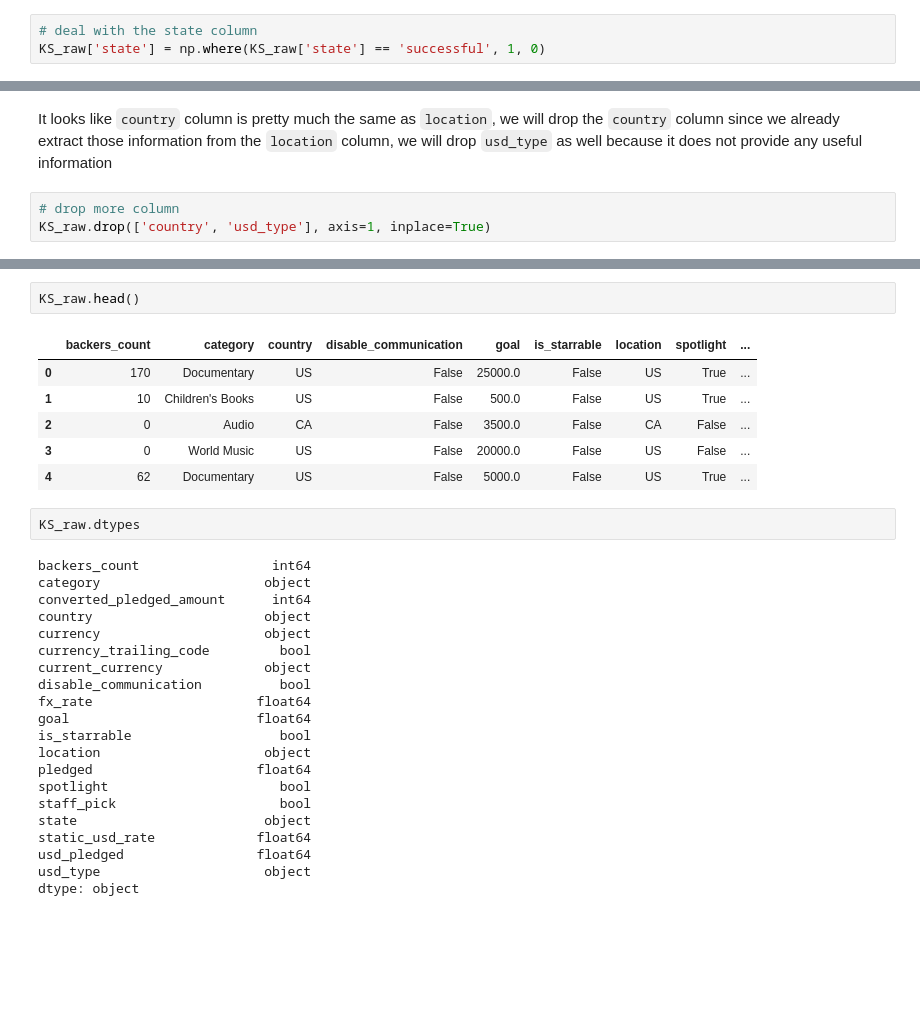
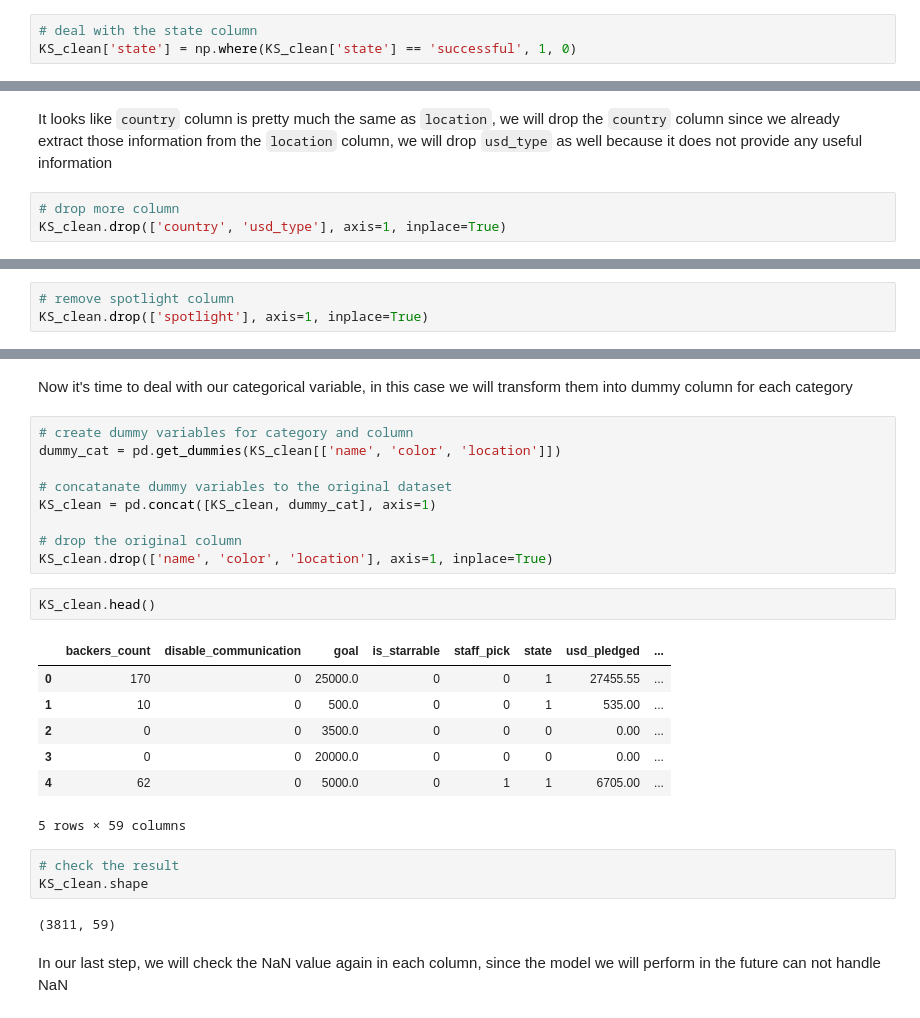
Before and after one commit to george1577/Thinkful_Data_Science, a Jupyter notebook: Drills_and_Assignments/Data_Science_Bootcamp/Unit_2_Supervised_learning/Lesson_1_Preparing_to_model/Challenge_Preparing_a_dataset_for_modeling/Challenge Preparing a dataset for modeling.ipynb, the cells around one changed output, grey strips where cells are left out. Drawn from its saved outputs; the diff is of its cells as text; blank space fills up the shorter version.

```diff
--- a/Drills_and_Assignments/Data_Science_Bootcamp/Unit_2_Supervised_learning/Lesson_1_Preparing_to_model/Challenge_Preparing_a_dataset_for_modeling/Challenge Preparing a dataset for modeling.ipynb
+++ b/Drills_and_Assignments/Data_Science_Bootcamp/Unit_2_Supervised_learning/Lesson_1_Preparing_to_model/Challenge_Preparing_a_dataset_for_modeling/Challenge Preparing a dataset for modeling.ipynb
@@ -249,4 +268,4 @@ KS_raw['staff_pick'] = KS_raw['staff_pick'].map({False: 0, True: 1})
 # %%
 # deal with the state column
-KS_raw['state'] = np.where(KS_raw['state'] == 'successful', 1, 0)
+KS_clean['state'] = np.where(KS_clean['state'] == 'successful', 1, 0)
 # %%
@@ -262,5 +281,5 @@ KS_raw.head()
 It looks like `country` column is pretty much the same as `location`, we will drop the `country` column since we already extract those information from the `location` column, we will drop `usd_type` as well because it does not provide any useful information
 # %%
 # drop more column
-KS_raw.drop(['country', 'usd_type'], axis=1, inplace=True)
+KS_clean.drop(['country', 'usd_type'], axis=1, inplace=True)
 # %%
@@ -303,0 +304,3 @@ Name: usd_type, dtype: int64
+# %%
+# remove spotlight column
+KS_clean.drop(['spotlight'], axis=1, inplace=True)
@@ -304,32 +317,28 @@ Name: usd_type, dtype: int64
+# %% [markdown]
+Now it's time to deal with our categorical variable, in this case we will transform them into dummy column for each category
+# %%
+# create dummy variables for category and column
+dummy_cat = pd.get_dummies(KS_clean[['name', 'color', 'location']])
+
+# concatanate dummy variables to the original dataset
+KS_clean = pd.concat([KS_clean, dummy_cat], axis=1)
+
+# drop the original column
+KS_clean.drop(['name', 'color', 'location'], axis=1, inplace=True)
 # %%
-KS_raw.head()
+KS_clean.head()
 # %% [output]
-|  | backers_count | category | country | disable_communication | goal | is_starrable | location | spotlight | ... |
-| 0 | 170 | Documentary | US | False | 25000.0 | False | US | True | ... |
-| 1 | 10 | Children's Books | US | False | 500.0 | False | US | True | ... |
-| 2 | 0 | Audio | CA | False | 3500.0 | False | CA | False | ... |
-| 3 | 0 | World Music | US | False | 20000.0 | False | US | False | ... |
-| 4 | 62 | Documentary | US | False | 5000.0 | False | US | True | ... |
+|  | backers_count | disable_communication | goal | is_starrable | staff_pick | state | usd_pledged | ... |
+| 0 | 170 | 0 | 25000.0 | 0 | 0 | 1 | 27455.55 | ... |
+| 1 | 10 | 0 | 500.0 | 0 | 0 | 1 | 535.00 | ... |
+| 2 | 0 | 0 | 3500.0 | 0 | 0 | 0 | 0.00 | ... |
+| 3 | 0 | 0 | 20000.0 | 0 | 0 | 0 | 0.00 | ... |
+| 4 | 62 | 0 | 5000.0 | 0 | 1 | 1 | 6705.00 | ... |
+5 rows × 59 columns
-# %%
-KS_raw.dtypes
-# %% [output]
-backers_count                 int64
-category                     object
-converted_pledged_amount      int64
-country                      object
-currency                     object
-currency_trailing_code         bool
-current_currency             object
-disable_communication          bool
-fx_rate                     float64
-goal                        float64
-is_starrable                   bool
-location                     object
-pledged                     float64
-spotlight                      bool
-staff_pick                     bool
-state                        object
-static_usd_rate             float64
-usd_pledged                 float64
-usd_type                     object
-dtype: object
+# %%
+# check the result
+KS_clean.shape
+# %% [output]
+(3811, 59)
+# %% [markdown]
+In our last step, we will check the NaN value again in each column, since the model we will perform in the future can not handle NaN
```
Also changed, not shown: parts of 34 cells of this notebook.
